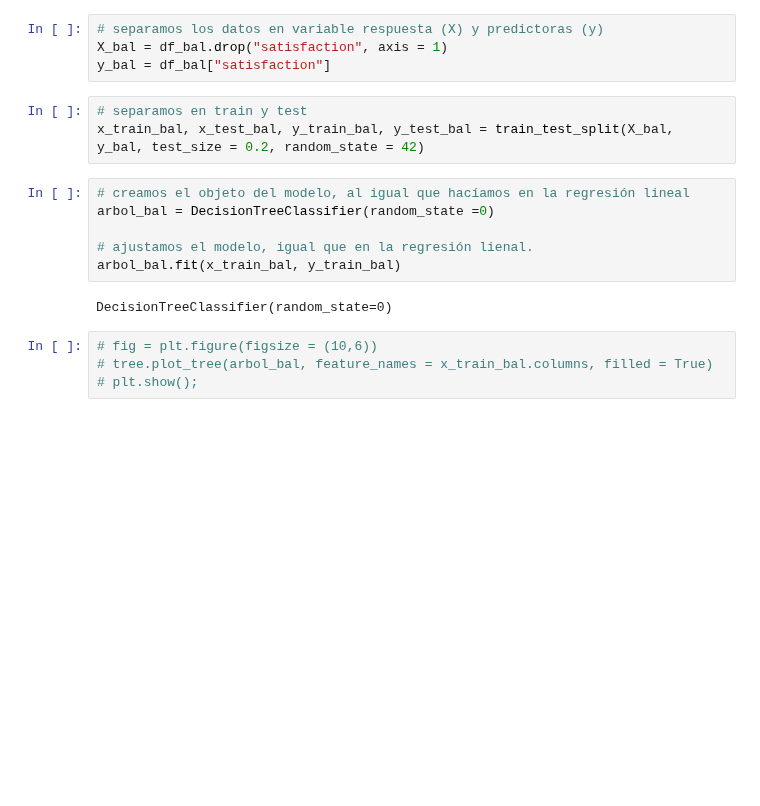
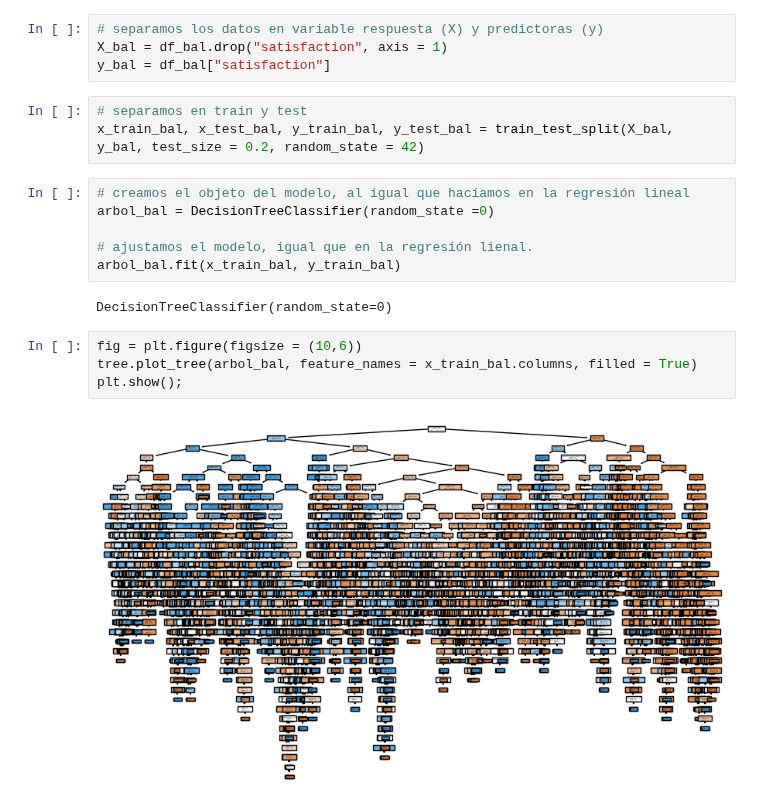
Before and after one commit to Adalab/promo-d-da-modulo3-sprint1-laura-maitane, a Jupyter notebook: regresion-logistica/reg-log-5-decision-tree.ipynb, the cells around one changed output. Saved outputs shown, nothing was run; the diff lists cells and outputs as text; blank space fills up the shorter version.

```diff
--- a/regresion-logistica/reg-log-5-decision-tree.ipynb
+++ b/regresion-logistica/reg-log-5-decision-tree.ipynb
@@ -195,6 +195,8 @@ arbol_bal.fit(x_train_bal, y_train_bal)
 # %% [output]
 DecisionTreeClassifier(random_state=0)
 # %%
-# fig = plt.figure(figsize = (10,6))
-# tree.plot_tree(arbol_bal, feature_names = x_train_bal.columns, filled = True)
-# plt.show();
+fig = plt.figure(figsize = (10,6))
+tree.plot_tree(arbol_bal, feature_names = x_train_bal.columns, filled = True)
+plt.show();
+# %% [output]
+[figure, added]
```
Also changed, not shown: parts of 15 cells of this notebook, 2 other files.
